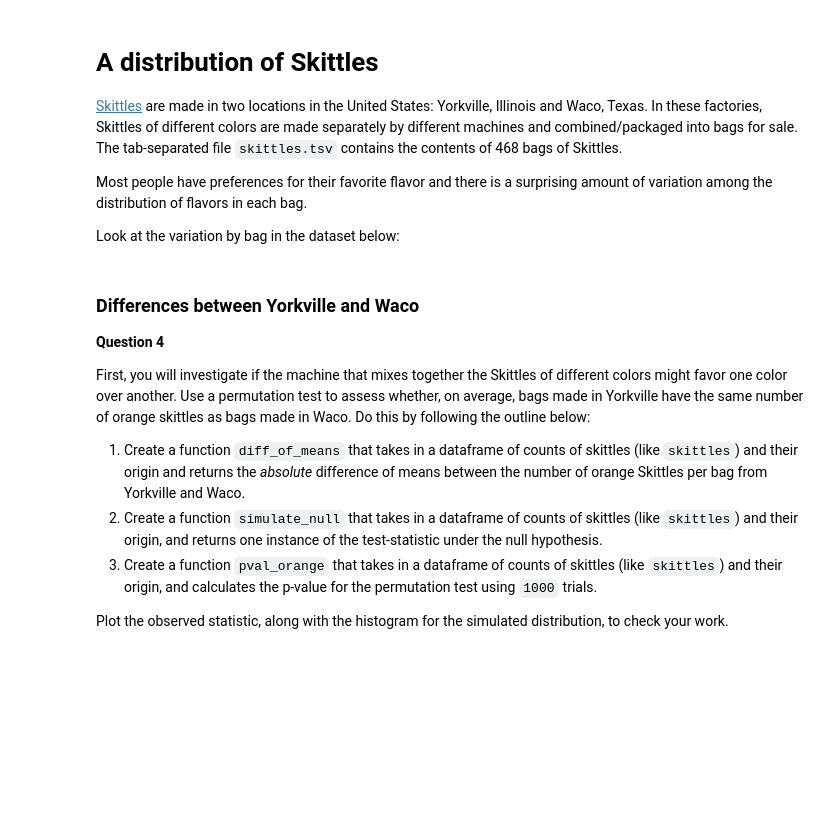
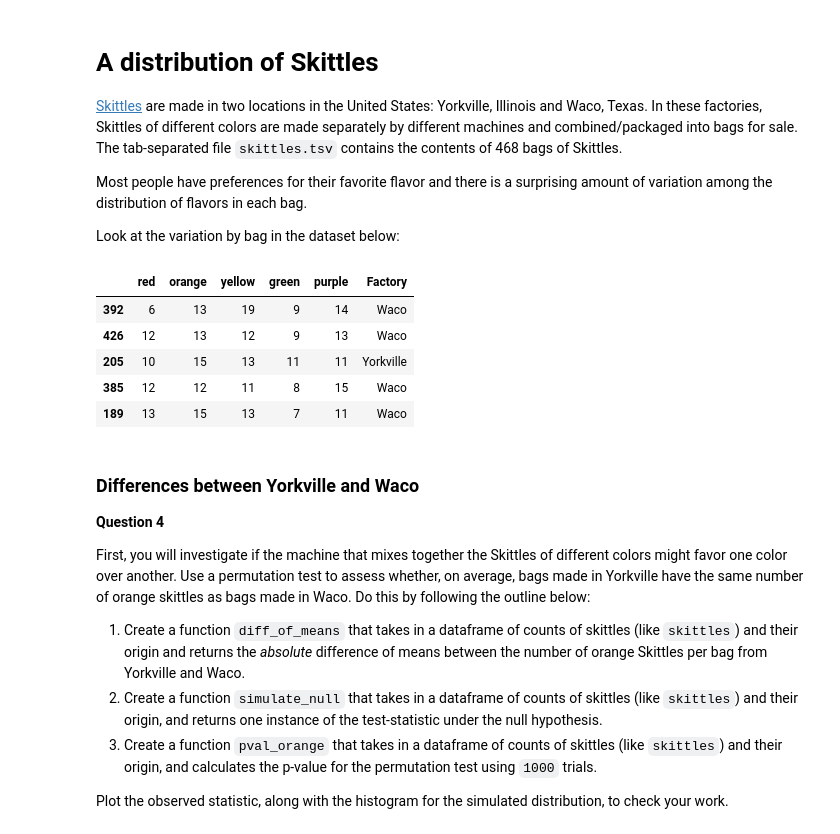
Before and after one commit to AECassAWei/dsc80-wi20, a Jupyter notebook: labs/lab04/lab04.ipynb, the cells around one changed output. Drawn from its saved outputs; the diff is of its cells as text; code cells hidden in the pictures; blank space fills up the shorter version.

```diff
--- a/labs/lab04/lab04.ipynb
+++ b/labs/lab04/lab04.ipynb
@@ -188,6 +241,14 @@ Look at the variation by bag in the dataset below:
 # %%
 skittles_fp = os.path.join('data', 'skittles.tsv')
 skittles = pd.read_csv(skittles_fp, sep='\t')
+skittles.sample(5)
+# %% [output]
+|  | red | orange | yellow | green | purple | Factory |
+| 392 | 6 | 13 | 19 | 9 | 14 | Waco |
+| 426 | 12 | 13 | 12 | 9 | 13 | Waco |
+| 205 | 10 | 15 | 13 | 11 | 11 | Yorkville |
+| 385 | 12 | 12 | 11 | 8 | 15 | Waco |
+| 189 | 13 | 15 | 13 | 7 | 11 | Waco |
 # %% [markdown]
 ### Differences between Yorkville and Waco
 
```
Also changed, not shown: parts of 12 cells of this notebook.
